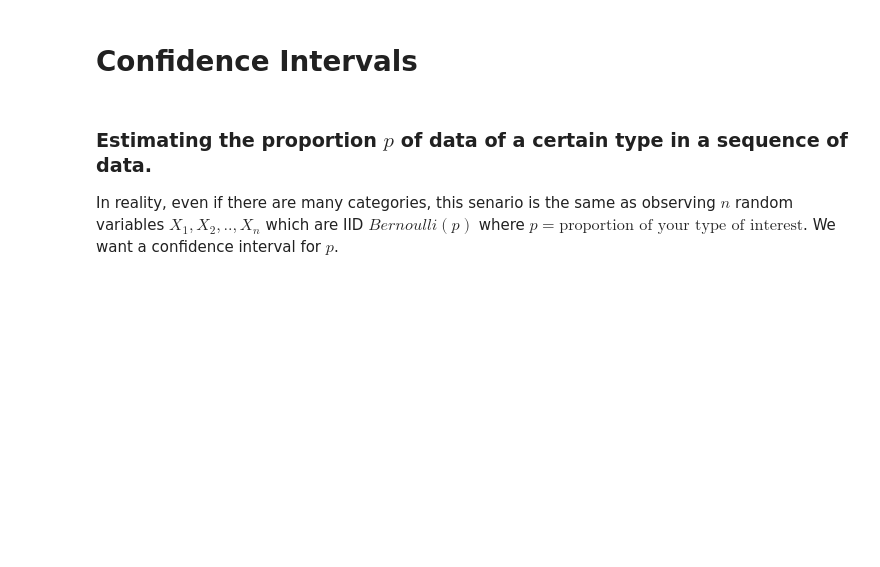
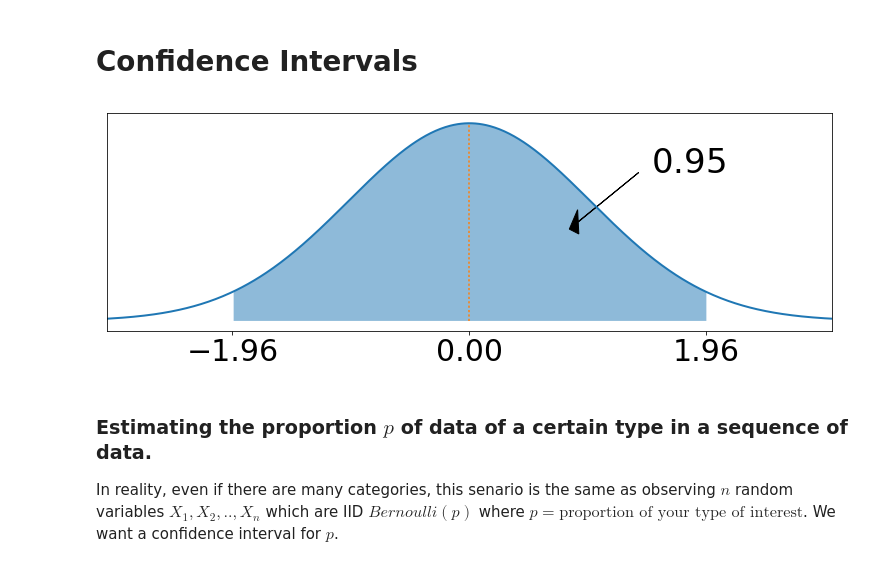
Before and after one commit to vmirly/DataScience, a Jupyter notebook: notebooks/statistics-probability/16_confidence-intervals.ipynb, the cells around one changed output. Drawn from its saved outputs; the diff is of its cells as text; code cells hidden in the pictures; blank space fills up the shorter version.

Commit message:
stat notebooks: cpnfidence intervals

```diff
--- a/notebooks/statistics-probability/16_confidence-intervals.ipynb
+++ b/notebooks/statistics-probability/16_confidence-intervals.ipynb
@@ -1,6 +1,29 @@
 # %% [markdown]
 Confidence Intervals
 ====
+# %%
+import scipy.stats
+import matplotlib.pyplot as plt
+import numpy as np
+
+%matplotlib inline
+
+x = np.arange(-4,4,0.01)
+pdf = scipy.stats.norm.pdf(x)
+inx1 = np.where(x > -1.96)[0][0]
+inx2 = np.where(x < 1.96)[0][-1]
+plt.figure(figsize=(13,4))
+plt.fill_between(x[inx1:inx2+1], pdf[inx1:inx2+1], alpha=0.5)
+plt.plot(x, pdf, lw=2)
+plt.plot([0,0], [0,np.max(pdf)], ls='dotted')
+plt.text(1.5, 0.3, '$0.95$', size=34)
+plt.arrow(1.4, 0.3, -0.5, -0.1, head_width=0.05, fc='k')#, head_length=0.1, fc='k', ec='k')
+plt.xlim(-3, 3)
+plt.xticks([-1.96, 0, 1.96], size=30)
+plt.yticks([])
+plt.show()
+# %% [output]
+[figure, added]
 # %% [markdown]
 
 ### Estimating the proportion $p$ of data of a certain type in a sequence of data.
```
